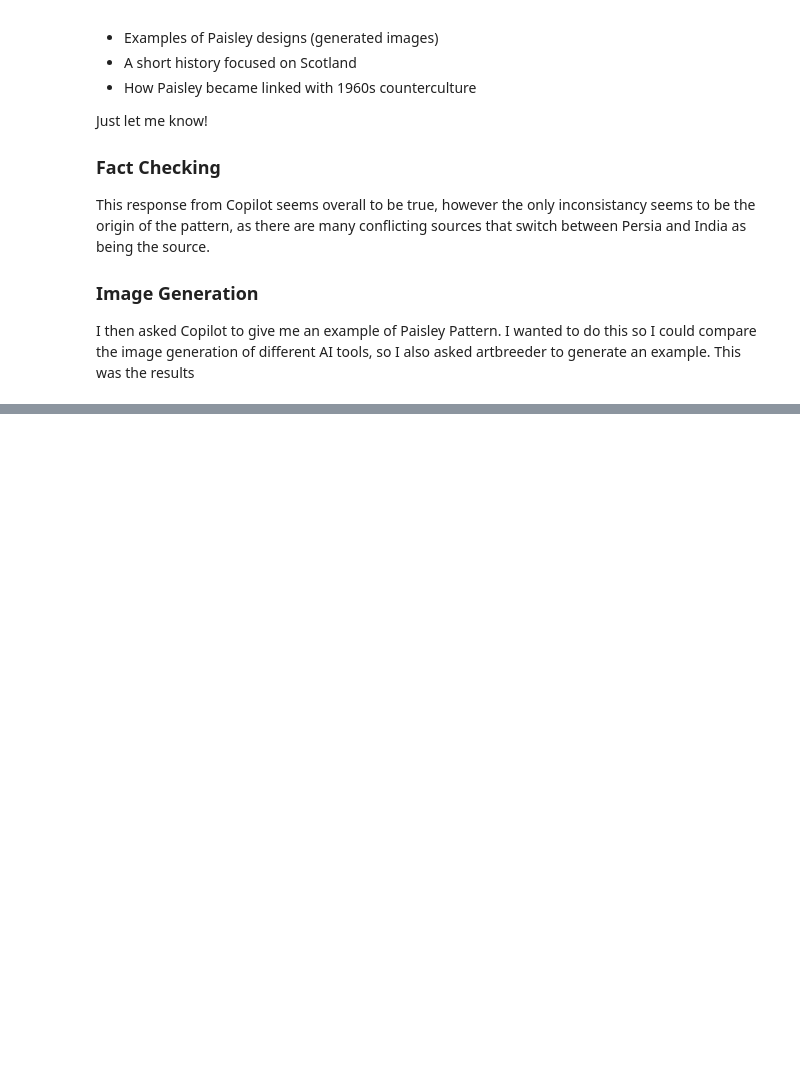
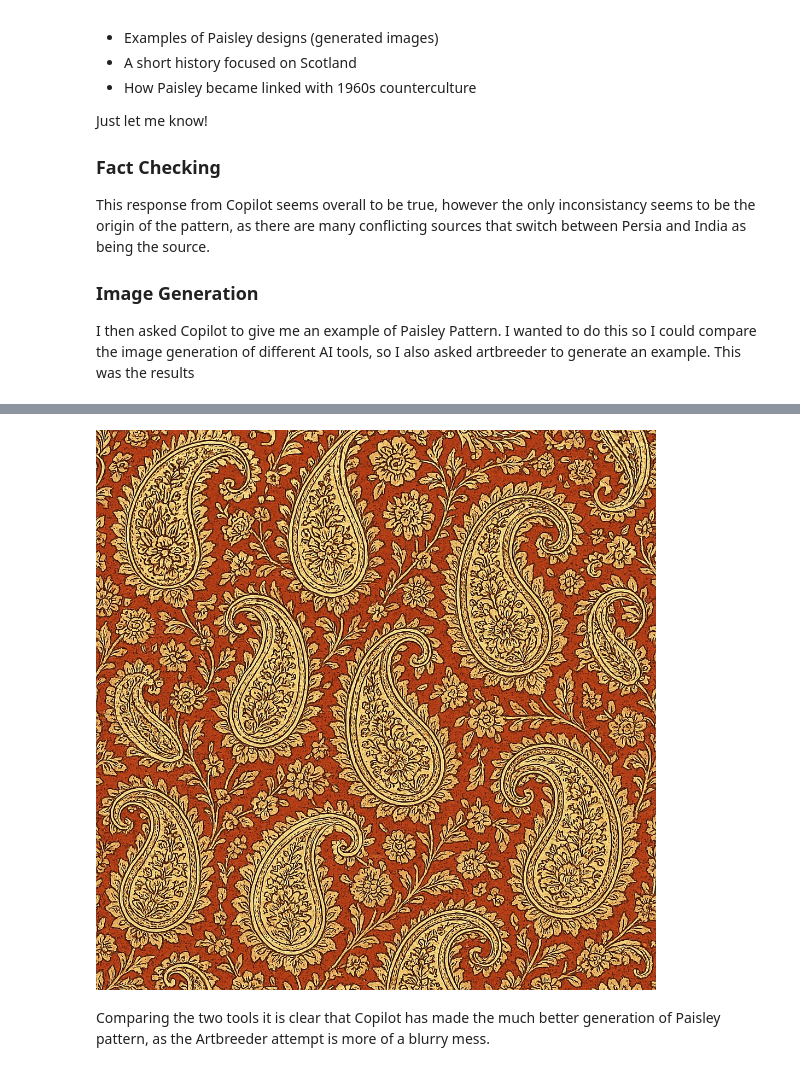
Before and after one commit to afullerton785/ai-for-the-arts-B, a Jupyter notebook: weeks2-3.ipynb, the cells around one changed output, grey strips where cells are left out. Drawn from its saved outputs; the diff is of its cells as text; code cells hidden in the pictures; blank space fills up the shorter version.

```diff
--- a/weeks2-3.ipynb
+++ b/weeks2-3.ipynb
@@ -60,0 +67,7 @@ I then asked Copilot to give me an example of Paisley Pattern. I wanted to do th
+# %%
+from IPython.display import Image
+Image ("Copilot_PaisleyPatternTest.jpeg")
+# %% [output]
+[figure, added]
+# %% [markdown]
+Comparing the two tools it is clear that Copilot has made the much better generation of Paisley pattern, as the Artbreeder attempt is more of a blurry mess.
```
Also changed, not shown: parts of 1 cell of this notebook.
